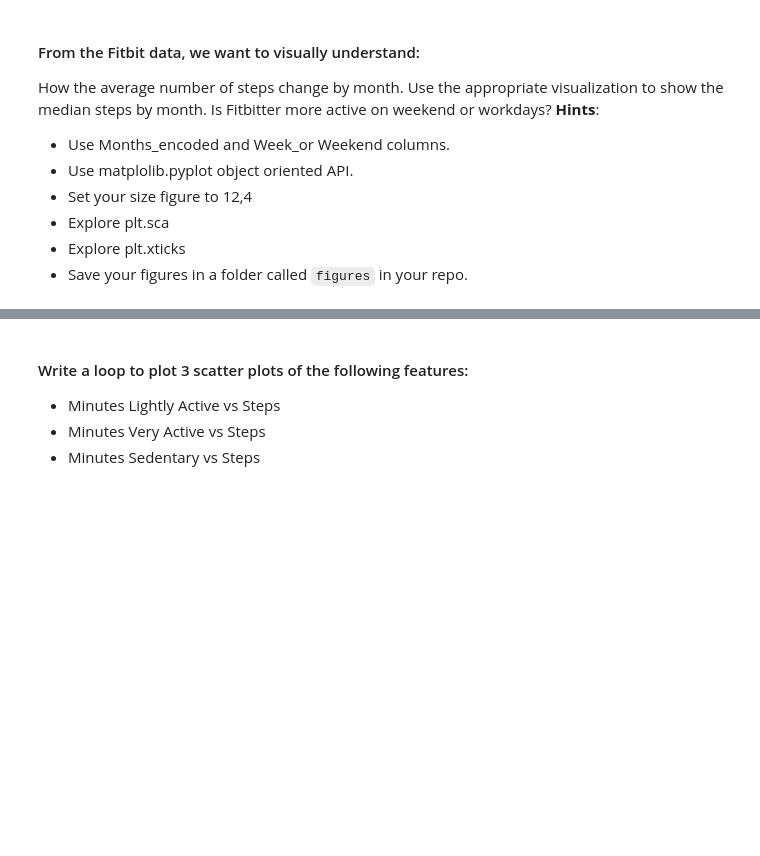
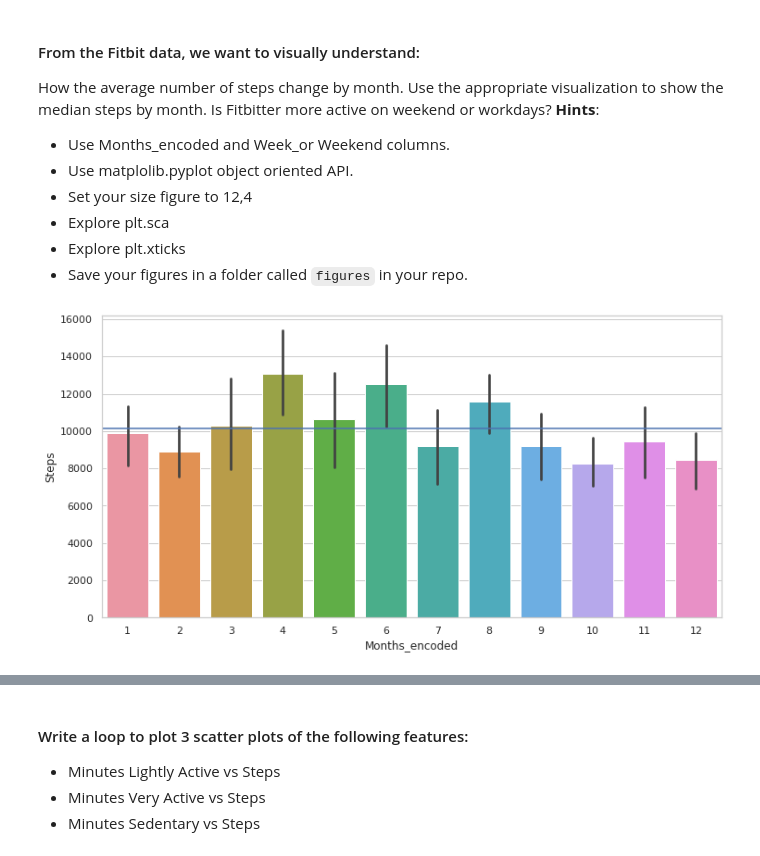
Before and after one commit to Ironhack-Data-Madrid-Enero-2022/lab-matplotlib-seaborn, a Jupyter notebook: your-code/main.ipynb, the cells around one changed output, grey strips where cells are left out. Saved outputs shown, nothing was run; the diff lists cells and outputs as text; code cells hidden in the pictures; blank space fills up the shorter version.

```diff
--- a/your-code/main.ipynb
+++ b/your-code/main.ipynb
@@ -9,3 +13,7 @@ import numpy as np
+# %%
+sns.set_context("poster")
+sns.set(rc={"figure.figsize": (12.,6.)})
+sns.set_style("whitegrid")
 # %% [markdown]
 ## Challenge
 #### Import the `Fitbit2` dataset and store it in a variable called `fitbit`. You can find the dataset in Ironhack's database:
@@ -15,0 +22,3 @@ import numpy as np
+# %%
+fitbit = pd.read_csv('../data/Fitbit2.csv')
+fitbit.sample(10)
@@ -33,0 +50,7 @@ How the average number of steps change by month. Use the appropriate visualizati
+# %%
+
+ej_2_1 = sns.barplot(data=fitbit, x="Months_encoded", y="Steps")
+ej_2_1.axhline(y=fitbit.Steps.mean())
+ej_2_1.figure.savefig("../figures/ej_2.jpg")
+# %% [output]
+[figure, added]
```
Also changed, not shown: parts of 34 cells of this notebook, 6 other files.
